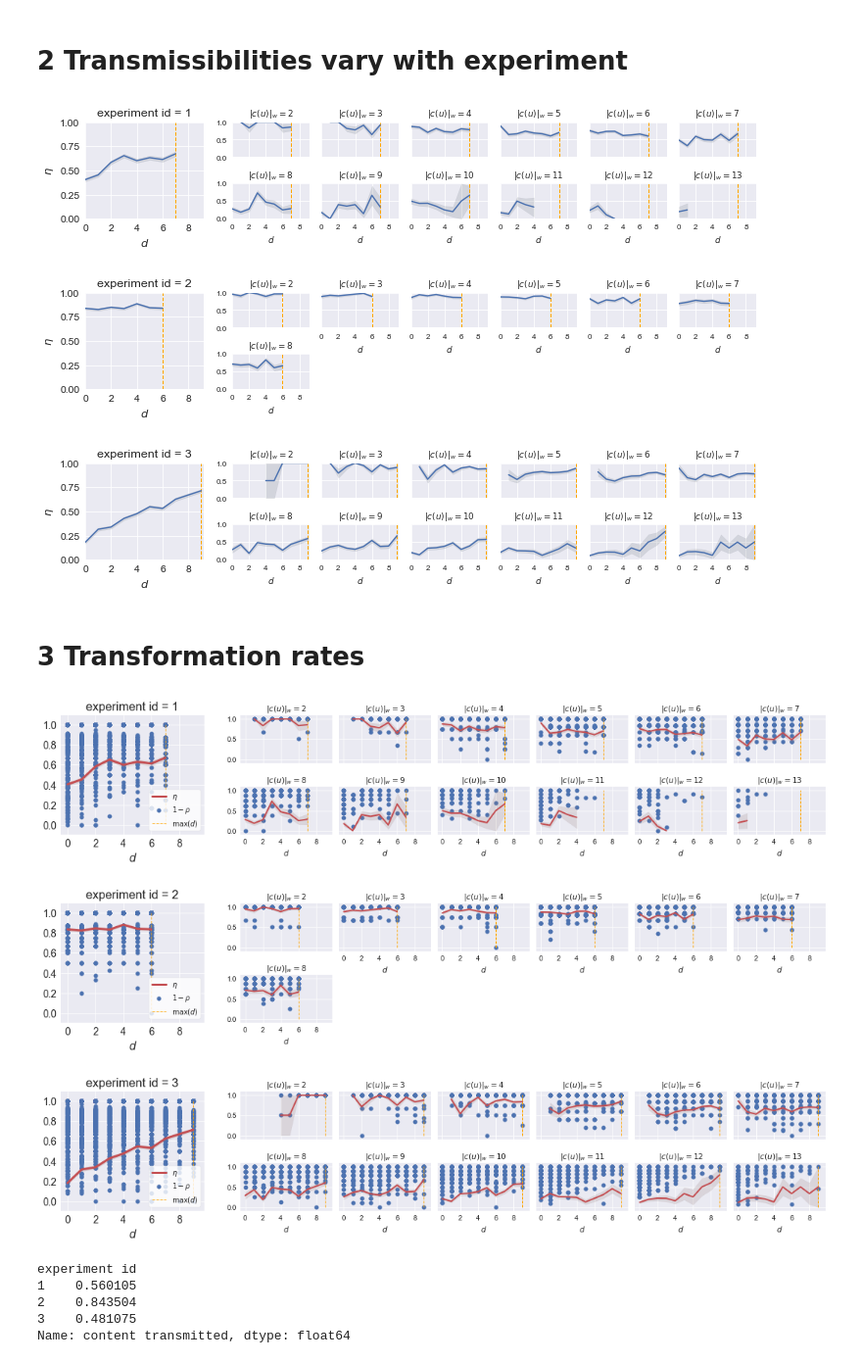
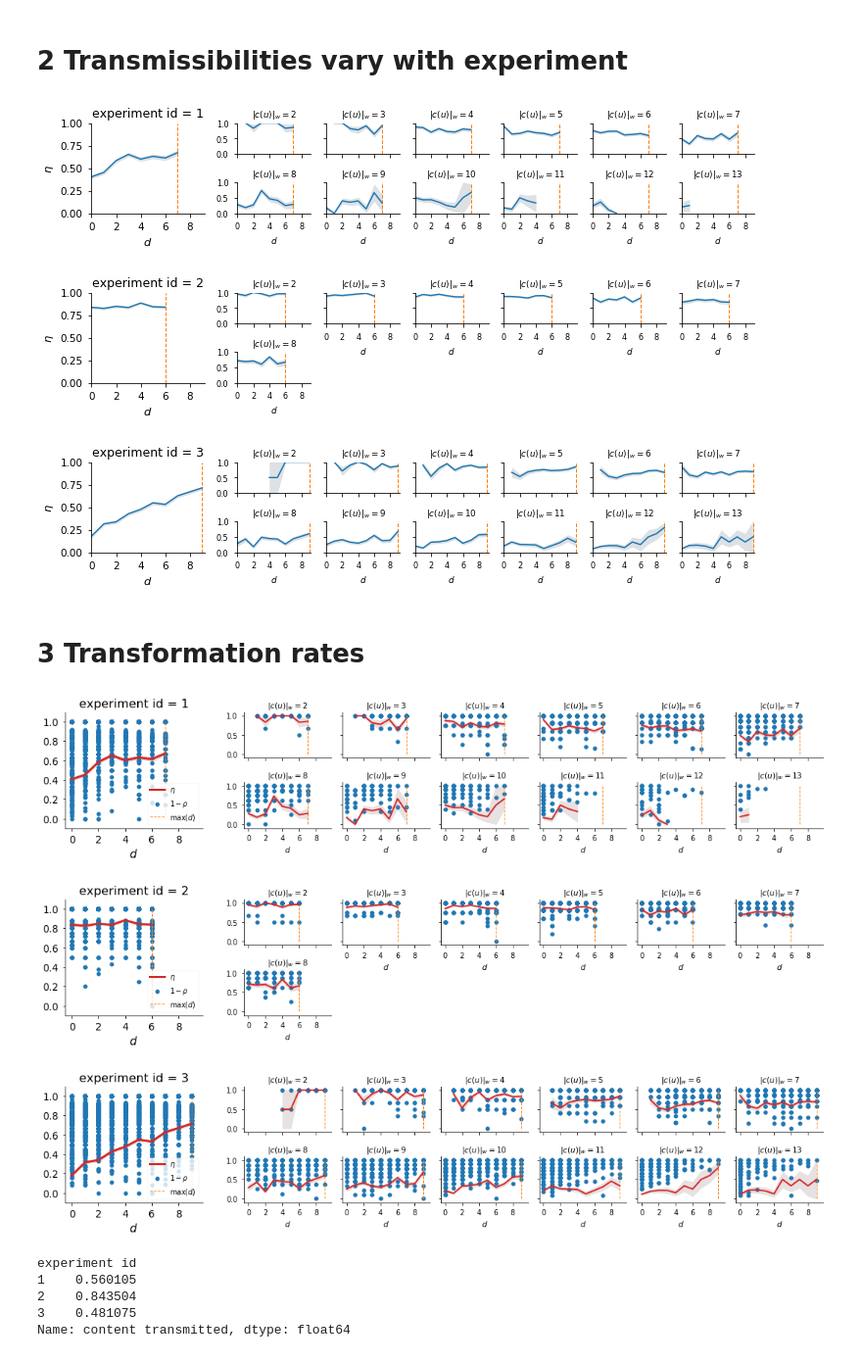
Before and after one commit to interpretation-experiment/analysis, a Jupyter notebook: notebooks/exp_descriptive_synthesis.ipynb, the cells around one changed output. Shown at 98% size. Saved outputs shown, nothing was run; the diff lists cells and outputs as text; code cells hidden in the pictures.

```diff
--- a/notebooks/exp_descriptive_synthesis.ipynb
+++ b/notebooks/exp_descriptive_synthesis.ipynb
@@ -13,7 +13,8 @@ import numpy as np
 import matplotlib.pyplot as plt
 from mpl_toolkits.axes_grid.inset_locator import inset_axes, zoomed_inset_axes
 
-sb.set()
+#sb.set()
+blue, orange, green, red, purple, brown, pink, grey, yellow, cyan = sb.color_palette()
 # %% [markdown]
 # 1 Drastic reduction in content length
 # %%
@@ -187,7 +188,7 @@ t14y = t14y[((t14y['experiment id'] == 1) & (t14y.depth <= EXP_DEPTHS[1] - 1)
              | (t14y['experiment id'] == 3) & (t14y.depth <= EXP_DEPTHS[3] - 1))]
 # %%
 def plot_transmissibility(data, **kwargs):
-    color = kwargs.get('color', sb.color_palette()[0])
+    color = kwargs.get('color', blue)
     transmit = kwargs.get('transmit', 'transmit success')
     depth = kwargs.get('depth', 'depth')
     stop = kwargs.get('stop', True)
@@ -208,7 +209,7 @@ def plot_transmissibility(data, **kwargs):
     ax.fill_between(heights.index, heights - cis, heights + cis,
                     color=sb.desaturate(color, 0.2), alpha=0.2)
     if stop:
-        ax.vlines(EXP_DEPTHS[exp_id] - 1, 0, 1, color='orange',
+        ax.vlines(EXP_DEPTHS[exp_id] - 1, 0, 1, color=orange,
                   lw=1, linestyles='dashed', label=r'$\max(d)$')
     ax.set_ylim(0, 1)
     ax.set_xlabel(depth)
@@ -265,9 +266,9 @@ for eid in range(1, 4):
         g.fig.savefig('transmissibilities-exp-{}.png'.format(eid),
                       dpi=300, bbox_inches='tight')
 # %% [output]
-[figure, old version]
+[figure, new version]
-[figure, old version]
+[figure, new version]
-[figure, old version]
+[figure, new version]
 # %% [markdown]
 # 3 Transformation rates
 # %%
@@ -301,43 +302,43 @@ for eid in range(1, 4):
         g.map_dataframe(plot_transmissibility,
                         transmit='content transmitted', depth='parent depth',
                         line_kws={'lw': 2},
-                        color=sb.color_palette()[2])
+                        color=red)
         g.set(ylim=ylim)
         g.set_xlabels('$d$')
         g.set_titles('$|c(u)|_w = {col_name}$')
 
     for (i,j,k), data in g.facet_data():
         ax = g.facet_axis(i, j)
         bbox = scale(ax.get_position(), add_width=main_width + main_margin)
         ax.set_position([bbox[0,0], bbox[0,1], bbox[1,0]-bbox[0,0], bbox[1,1]-bbox[0,1]])
         ax.locator_params(integer=True, min_n_ticks=3)
 
     with sb.plotting_context('paper', font_scale=1.7):# / (3 * main_width)):
         ax = plt.subplot2grid((1, int(1 / main_width)), (0, 0))#, rowspan=2)
         ax.set_title('experiment id = {}'.format(eid))
         plt.scatter(exp_rates['parent depth'], exp_rates['1 - oc rate'], label=r'$1 - \rho$')
         plot_transmissibility(exp_rates,
                               transmit='content transmitted', depth='parent depth',
-                              ax=ax, color=sb.color_palette()[2],
+                              ax=ax, color=red,
                               line_kws={'lw': 3, 'label': r'$\eta$'})
         ax.set_ylabel('')
         ax.set_xlabel('$d$')
         ax.set_xlim(xlim)
         ax.set_ylim(ylim)
         with sb.plotting_context('paper', font_scale=1.2):
             legend = ax.legend(loc='best', frameon=True)
             frame = legend.get_frame()
             frame.set_facecolor('white')
         ax.locator_params(integer=True, min_n_ticks=5)
         sb.despine()
 
     if SAVE_FIG:
         g.fig.savefig('oc-rates-trans-exp-{}.png'.format(eid),
                       dpi=300, bbox_inches='tight')
 # %% [output]
-[figure, old version]
+[figure, new version]
-[figure, old version]
+[figure, new version]
-[figure, old version]
+[figure, new version]
 # %%
 rates.groupby('experiment id')['content transmitted'].mean()
 # %% [output]
```
Also changed, not shown: parts of 7 cells of this notebook, 22 other files.
